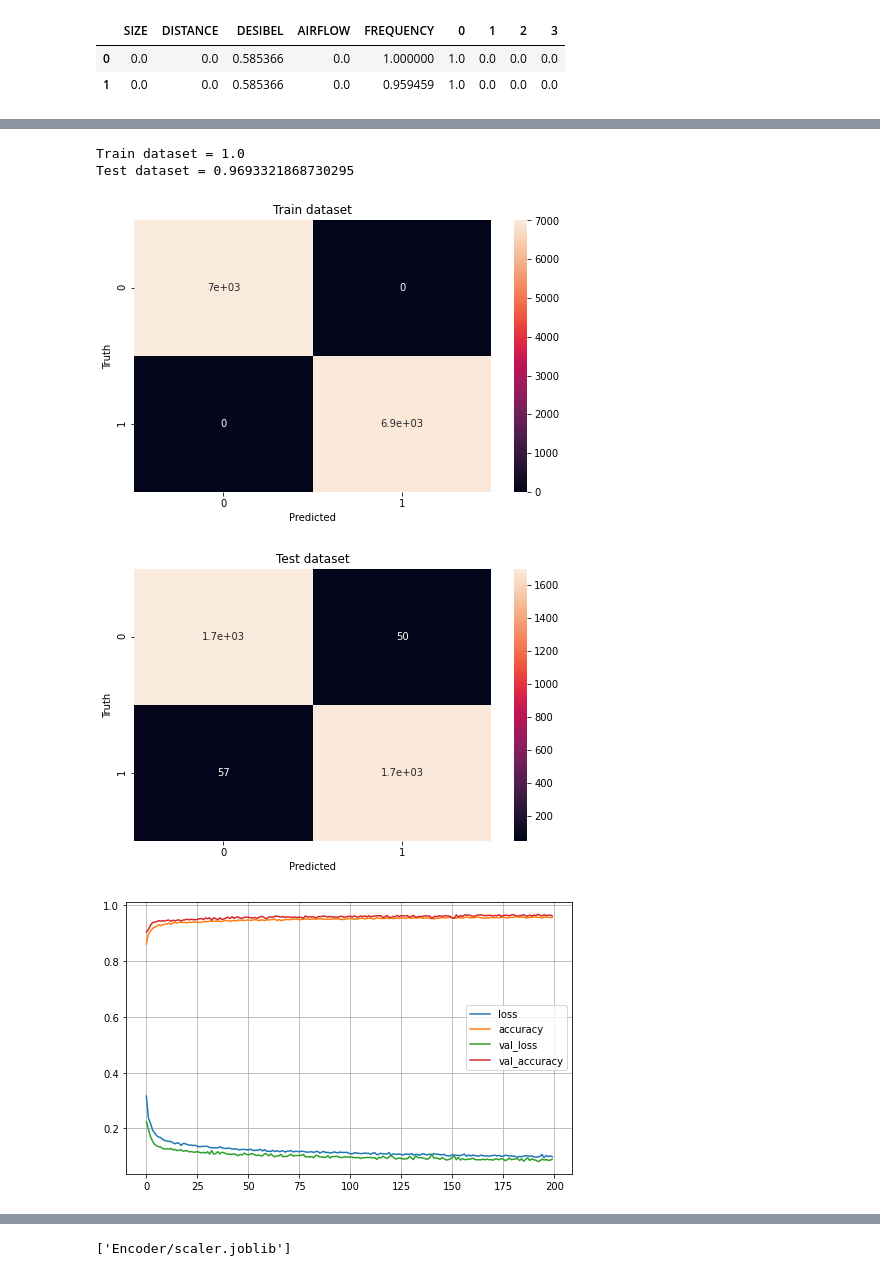
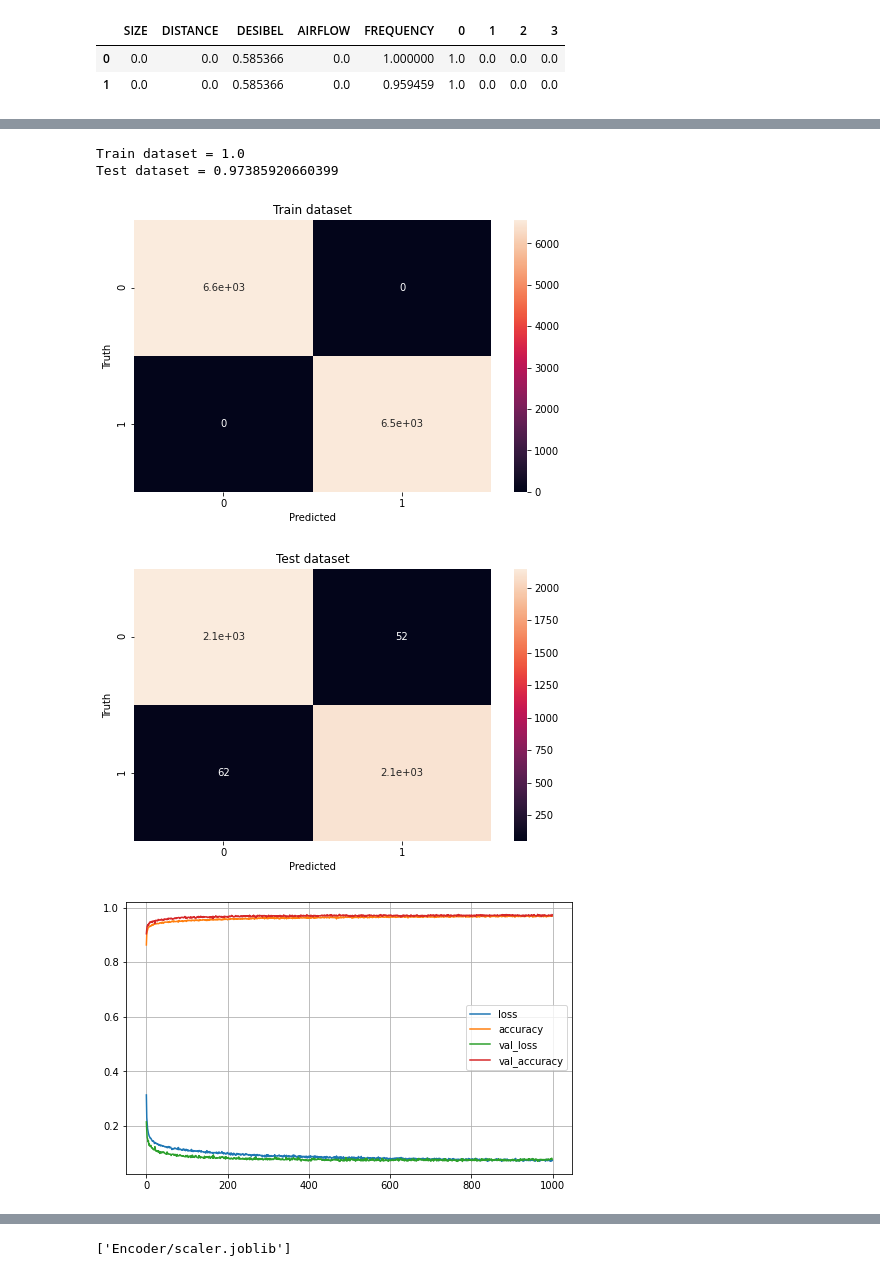
Before and after one commit to mpotoniec/AFE-Prediction, a Jupyter notebook: AcousticExtinguisherFire.ipynb, the cells around one changed output, grey strips where cells are left out. Saved outputs shown, nothing was run; the diff lists cells and outputs as text; code cells hidden in the pictures.

Commit message:
Improved Random Forest and Neural Network

```diff
--- a/AcousticExtinguisherFire.ipynb
+++ b/AcousticExtinguisherFire.ipynb
@@ -120,6 +120,6 @@ X.head(2)
 | 1 | 0.0 | 0.0 | 0.585366 | 0.0 | 0.959459 | 1.0 | 0.0 | 0.0 | 0.0 |
 # %%
 from sklearn.model_selection import train_test_split
-X_train, X_test, y_train, y_test = train_test_split(X, y, test_size=.2)
+X_train, X_test, y_train, y_test = train_test_split(X, y, test_size=.25)
 print(X_train.shape, X_test.shape, y_train.shape, y_test.shape)
 # %% [output]
@@ -184,49 +184,42 @@ make_heatmap(DTC, X_test, y_test, 'Test dataset')
 # %%
-RFC = RandomForestClassifier(n_estimators=150)
+RFC = RandomForestClassifier(n_estimators=120)
 RFC.fit(X_train, y_train)
 print(f'Train dataset = {RFC.score(X_train, y_train)}')
 print(f'Test dataset = {RFC.score(X_test, y_test)}')
 # %% [output]
 Train dataset = 1.0
-Test dataset = 0.9693321868730295
+Test dataset = 0.97385920660399
 # %%
 make_heatmap(RFC, X_train, y_train, 'Train dataset')
 make_heatmap(RFC, X_test, y_test, 'Test dataset')
 # %% [output]
-[figure, old version]
+[figure, new version]
-[figure, old version]
+[figure, new version]
 # %%
 import keras
 from tensorflow.keras.callbacks import EarlyStopping
 import matplotlib.pyplot as plt
 
 NN = keras.Sequential([
     keras.layers.Dense(200, activation='relu', input_shape=(9,)),
     keras.layers.Dropout(.6),
     keras.layers.Dense(100, activation='relu',),
     keras.layers.Dropout(.2),
     keras.layers.Dense(50, activation='relu',),
     keras.layers.Dense(1, activation='sigmoid')
 ])
 
 NN.compile(
     optimizer = 'Adam',
     loss = 'binary_crossentropy',
     metrics=['accuracy']
 )
 
 history = NN.fit(
     X_train, y_train,
     validation_data = (X_test, y_test),
-    epochs = 500,
+    epochs = 1000,
     verbose = 0
 )
-
-pd.DataFrame(history.history).plot(figsize=(8, 5))
-plt.grid(True)
-plt.show()
-
-print(f'Train dataset = {NN.evaluate(X_train, y_train)}')
-print(f'Test dataset = {NN.evaluate(X_test, y_test)}')
 # %% [output]
-[figure, old version]
+[figure, new version]
```
Also changed, not shown: parts of 15 cells of this notebook.
